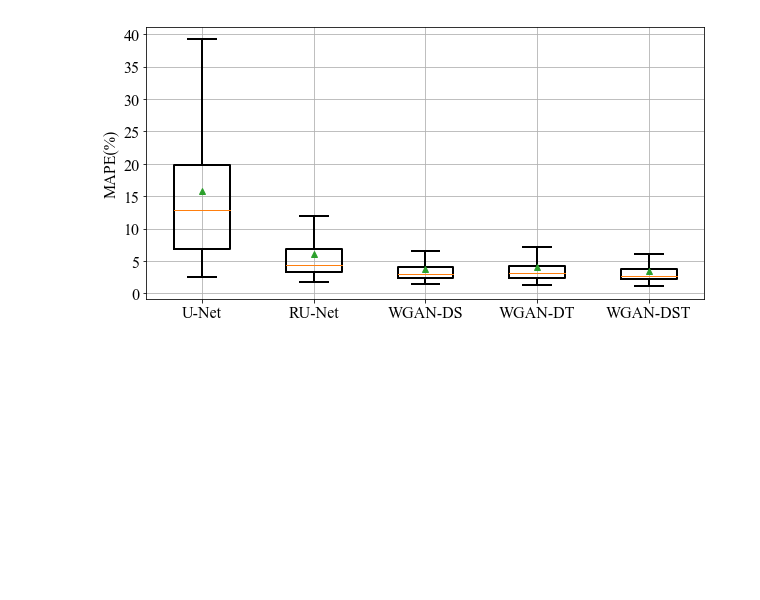
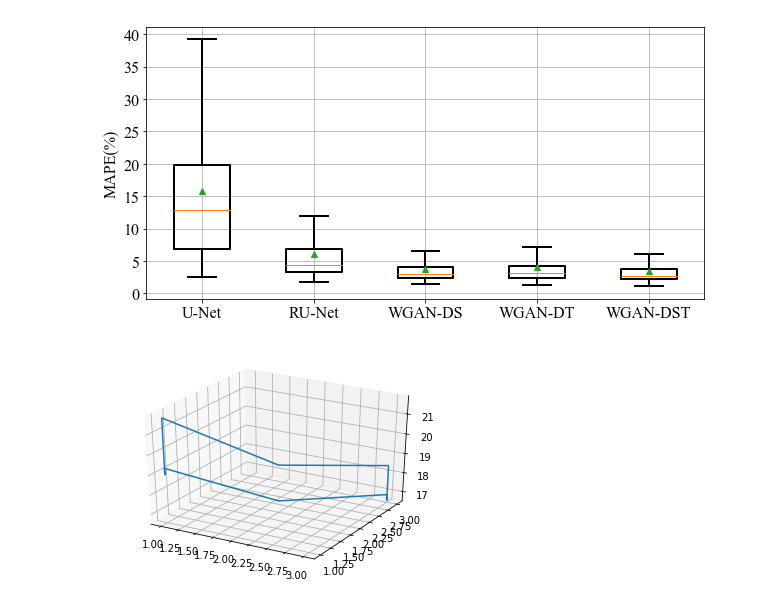
Before and after one commit to theMYang/freedom, a Jupyter notebook: pic/modelPic.ipynb, the cells around one changed output. Cells and saved outputs as stored; diff of their text form; code cells hidden in the pictures; blank space fills up the shorter version.

```diff
--- a/pic/modelPic.ipynb
+++ b/pic/modelPic.ipynb
@@ -683,3 +694,22 @@ plt.rc('font',family='Times New Roman')
 # plt.savefig("./毕设/五模型mape箱线图.png", dpi=300)
 # %% [output]
 [figure]
+# %%
+from mpl_toolkits.mplot3d import axes3d
+import matplotlib.pyplot as plt
+
+
+fig = plt.figure()
+ax = fig.add_subplot(111, projection='3d')
+
+# Grab some test data.
+W = np.array([1,2,3])
+M = np.array([1,2,3,4])
+Z = np.array([[21.787583,18.969599,18.444448, 17.709257],[18.989453,18.146307,16.61,16.933352],[19.307642,17.108011,16.911901,17.249692]])
+
+# Plot a basic wireframe.
+ax.plot_wireframe(W, M, Z, rstride=10, cstride=10)
+
+plt.show()
+# %% [output]
+[figure, added]
```
Also changed, not shown: parts of 8 cells of this notebook, 6 other files.
